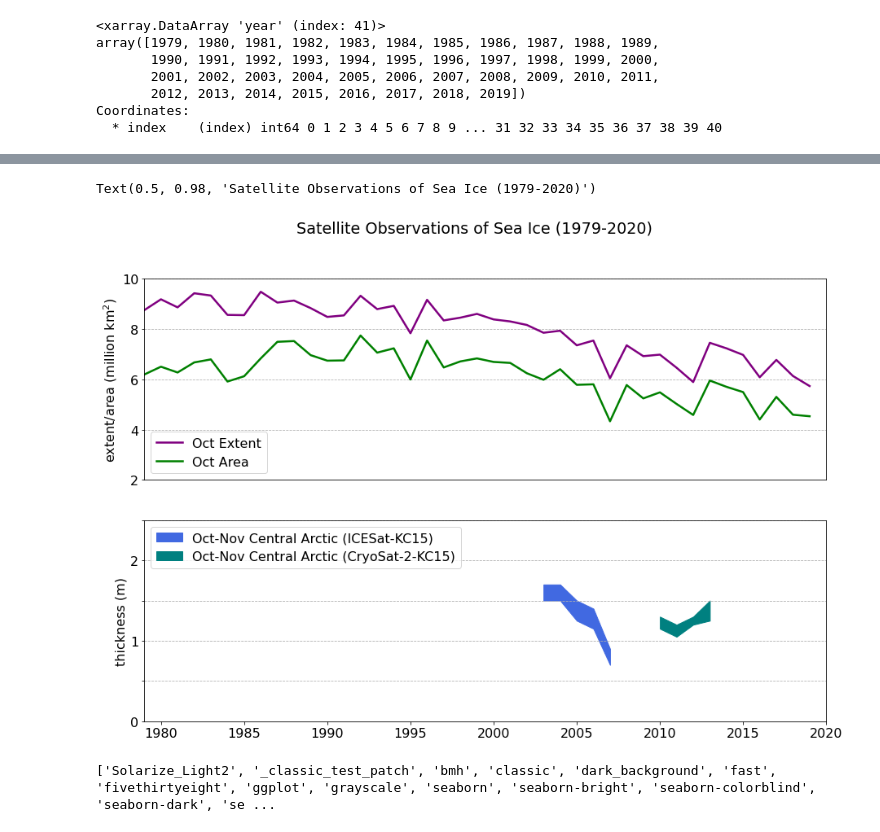
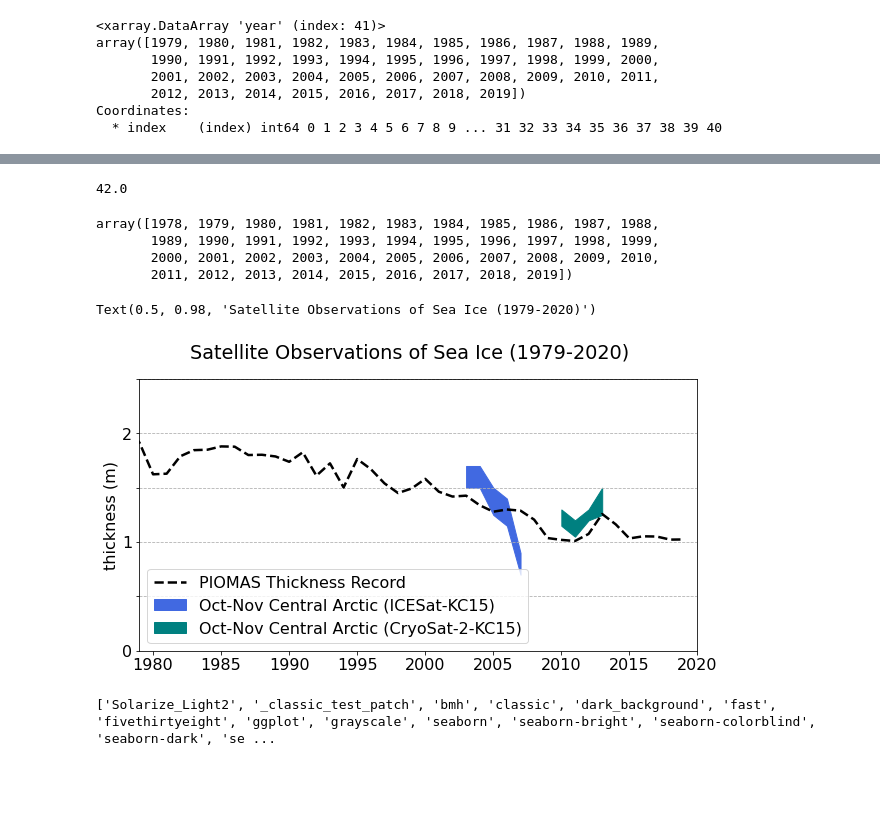
Before and after one commit to mollymwieringa/assimilation, a Jupyter notebook: Untitled1.ipynb, the cells around one changed output, grey strips where cells are left out. Drawn from its saved outputs; the diff is of its cells as text; code cells hidden in the pictures; blank space fills up the shorter version.

```diff
--- a/Untitled1.ipynb
+++ b/Untitled1.ipynb
@@ -174,3 +174,26 @@ Data variables:
+# %%
+piomas = np.genfromtxt('PIOMAS_thick.csv', delimiter = ' ')
+
+# piomas = [float(x) for x in piomas]
+
+PIOMAS = []
+count = 0
+for i in range(0,42):
+    PIOMAS.append(np.mean(piomas[count+273:count+334]))
+    count = count + 365
+# %%
+len(piomas)/365
+# %% [output]
+42.0
+# %%
+piomas_years = np.arange(1978,2020)
+# %%
+piomas_years
+# %% [output]
+array([1978, 1979, 1980, 1981, 1982, 1983, 1984, 1985, 1986, 1987, 1988,
+       1989, 1990, 1991, 1992, 1993, 1994, 1995, 1996, 1997, 1998, 1999,
+       2000, 2001, 2002, 2003, 2004, 2005, 2006, 2007, 2008, 2009, 2010,
+       2011, 2012, 2013, 2014, 2015, 2016, 2017, 2018, 2019])
 # %%
 icesat_years=[2003, 2004, 2005, 2006, 2007]
 icesat_thickness=[1.7, 1.7, 1.5, 1.4, 0.9]
@@ -180,37 +203,38 @@ cryosat_years=[2010, 2011, 2012, 2013]
 cryosat_thickness=[1.3, 1.2, 1.3, 1.5]
 cryosat_thickness2=[1.15, 1.05, 1.2, 1.25]
 # %%
-fig,ax = plt.subplots(figsize=(15,10))
+fig,ax = plt.subplots(figsize=(10,5))
 #plt.style.use('classic')
 matplotlib.rc('font', size=16)
-ax1 = plt.subplot(2,1,1)
-plt.grid(b=None, which='major', axis='y',linestyle='--')
-ax1.plot(ds.year, ds[' extent'], linewidth=2.5, color = 'purple', label='Oct Extent')
-ax1.plot(ds.year, ds['   area'], linewidth=2.5, color = 'green', label='Oct Area')
-ax1.set_xlim([1979, 2020])
-ax1.set_yticks([2,4,6,8,10])
-ax1.set_xticks([])
-ax1.set_xticklabels([])
-ax1.set_ylim([2, 10])
-ax1.legend(loc='lower left')
-ax1.set_ylabel('extent/area (million km$^2$)')
+# ax1 = plt.subplot(2,1,1)
+# plt.grid(b=None, which='major', axis='y',linestyle='--')
+# ax1.plot(ds.year, ds[' extent'], linewidth=2.5, color = 'purple', label='Oct Extent')
+# ax1.plot(ds.year, ds['   area'], linewidth=2.5, color = 'green', label='Oct Area')
+# ax1.set_xlim([1979, 2020])
+# ax1.set_yticks([2,4,6,8,10])
+# ax1.set_xticks([])
+# ax1.set_xticklabels([])
+# ax1.set_ylim([2, 10])
+# ax1.legend(loc='lower left')
+# ax1.set_ylabel('extent/area (million km$^2$)')
 
 
-ax2 = plt.subplot(2,1,2)
+ax2 = plt.subplot(1,1,1)
 plt.fill_between(icesat_years, icesat_thickness,icesat_thickness2, color='royalblue', label='Oct-Nov Central Arctic (ICESat-KC15)')
 plt.fill_between(cryosat_years, cryosat_thickness,cryosat_thickness2, color='teal', label='Oct-Nov Central Arctic (CryoSat-2-KC15)')
+plt.plot(piomas_years, PIOMAS, linewidth = 2.5, color = 'black', linestyle = 'dashed', label = 'PIOMAS Thickness Record')
 plt.grid(b=None, which='major', axis='y',linestyle='--')
 ax2.set_xlim([1979, 2020])
 ax2.set_yticks([0,0.5,1,1.5,2, 2.5])
 ax2.set_yticklabels([0,' ',1,' ',2,' '])
 ax2.set_ylim([0, 2.5])
 ax2.set_ylabel('thickness (m)')
-ax2.legend(loc='upper left')
+ax2.legend(loc='lower left')
 
 plt.suptitle('Satellite Observations of Sea Ice (1979-2020)')
 # %% [output]
 Text(0.5, 0.98, 'Satellite Observations of Sea Ice (1979-2020)')
-[figure, old version]
+[figure, new version]
 # %%
 print(plt.style.available)
 # %% [output]
```
Also changed, not shown: parts of 2 cells of this notebook, 5 other files.
